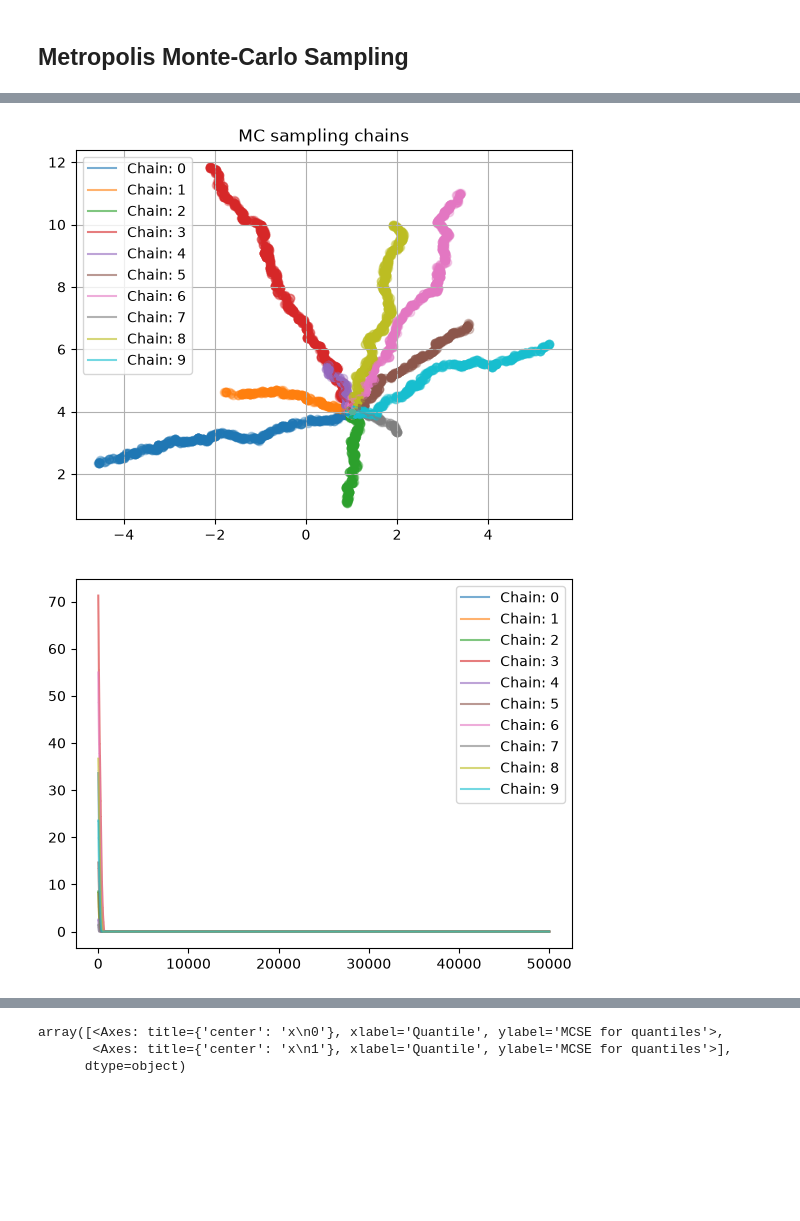
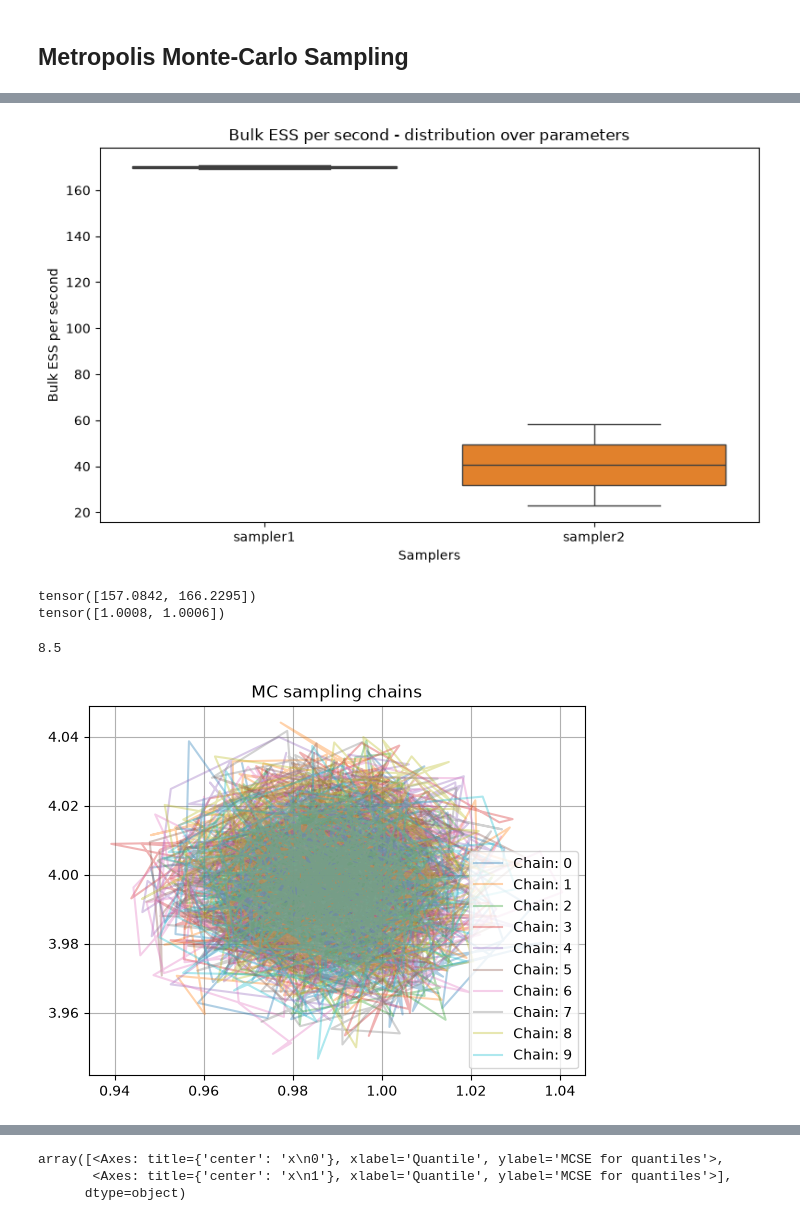
Before and after one commit to gdubbs100/explore-monte-carlo, a Jupyter notebook: montecarlo.ipynb, the cells around one changed output, grey strips where cells are left out. Cells and saved outputs as stored; diff of their text form; code cells hidden in the pictures; blank space fills up the shorter version.

```diff
--- a/montecarlo.ipynb
+++ b/montecarlo.ipynb
@@ -61,0 +46,12 @@ tensor([0.2751, 0.2754, 0.2760, 0.2773, 0.2761, 0.2729, 0.2757, 0.2744, 0.2737,
+# %%
+sampler2 = MetropolisSampler(
+    model,
+    dim=2,
+    proposal_std=0.01,
+    init_dist=prior,
+    seed=0
+)
+
+num_iters, num_chains, burnin = 3000, 10, 1500
+
+sampler2.run(num_iters=num_iters, num_chains=num_chains, burnin=burnin)
@@ -62,39 +153,76 @@ tensor([0.2751, 0.2754, 0.2760, 0.2773, 0.2761, 0.2729, 0.2757, 0.2744, 0.2737,
+# %%
+p = plot_distribution_by_sampler(
+    sampler_results_df=param_sampler_results_df,
+    y_axis = "bulk_ess_per_second",
+    title = "Bulk ESS per second - distribution over parameters",
+    xlabel = "Samplers",
+    ylabel = "Bulk ESS per second"
+)
+
+p.savefig("./test.png")
+# %% [output]
+[figure, added]
+# %%
+import arviz as az
+
+r = sampler.results
+
+## create fn get_history_from_results - optional arg to filter burnin, return idata obj for history
+draws = r.params[:, r.burnin + 1:, :].cpu().numpy()   # (chain, draw, dim)
+history = az.from_dict(posterior={"theta": draws})
+
+## create fn get_ess takes history, returns ess per param
+ess = az.ess(history, var_names = ['theta'])
+print(torch.Tensor(ess['theta'].values) / 114)
+
+##
+gelman_rubin = az.rhat(data=history, var_names = ['theta'])
+print(torch.Tensor(gelman_rubin['theta'].values))
+# %% [output]
+tensor([157.0842, 166.2295])
+tensor([1.0008, 1.0006])
+# %%
+from arviz_stats import kl_divergence
+true_samples = az.from_dict(posterior={"theta":samples.cpu().numpy()[None, ...]})
+kldiv_vs_sample = kl_divergence(history, true_samples, var_names=["theta"])
+kldiv_vs_sample
+# %% [output]
+8.5
 # %%
 from samplers.base_sampler import SamplerResults
 
 def plot_gelman_rubin(results: SamplerResults):
     num_params = results.gelman_rubin.size()[-1]
     to_plot = results.gelman_rubin.numpy()
     for p in range(num_params):
         plt.plot(to_plot[:, p], label=f"param {p}")
     plt.legend()
     plt.show()
 
 def plot_error_rate(results: SamplerResults, num_chains: int, true_params: torch.Tensor):
     params = results.params
     for c in range(num_chains):
         to_plot = params[c, :, :]
         error = ((to_plot - true_params).numpy()**2).sum(axis=1)
         plt.plot(error, label = f"Chain: {c}", alpha = 0.6)
 
     plt.legend()
     plt.show();
 
-def plot_2d_convergence(results: SamplerResults, num_chains:int):
-    params = results.params
+def plot_2d_convergence(results, num_chains:int):
+
     for c in range(num_chains):
-        to_plot = params[c, :, :].numpy()
-        plt.plot(to_plot[:, 0], to_plot[:, 1], alpha = .6, label = f"Chain: {c}")
-        plt.scatter(to_plot[:, 0], to_plot[:, 1],  alpha = .3)
+        to_plot = results[c, :, :]
+        plt.plot(to_plot[:, 0], to_plot[:, 1], alpha = .35, label = f"Chain: {c}")
+        # plt.scatter(to_plot[:, 0], to_plot[:, 1],  alpha = .3)
         plt.grid(True)
 
     plt.title("MC sampling chains")
     plt.legend()
     plt.show();
 
-plot_2d_convergence(sampler.results, num_chains)
-plot_error_rate(sampler.results, num_chains, true_params=torch.Tensor([1, 4]))
-plot_gelman_rubin(sampler.results)
+plot_2d_convergence(sampler.results.params['posterior']['theta'].values, num_chains)
+# plot_error_rate(sampler.results, num_chains, true_params=torch.Tensor([1, 4]))
+# plot_gelman_rubin(sampler.results)
 # %% [output]
-[figure, old version]
+[figure, new version]
-[figure, removed]
```
Also changed, not shown: parts of 9 cells of this notebook, 6 other files.
